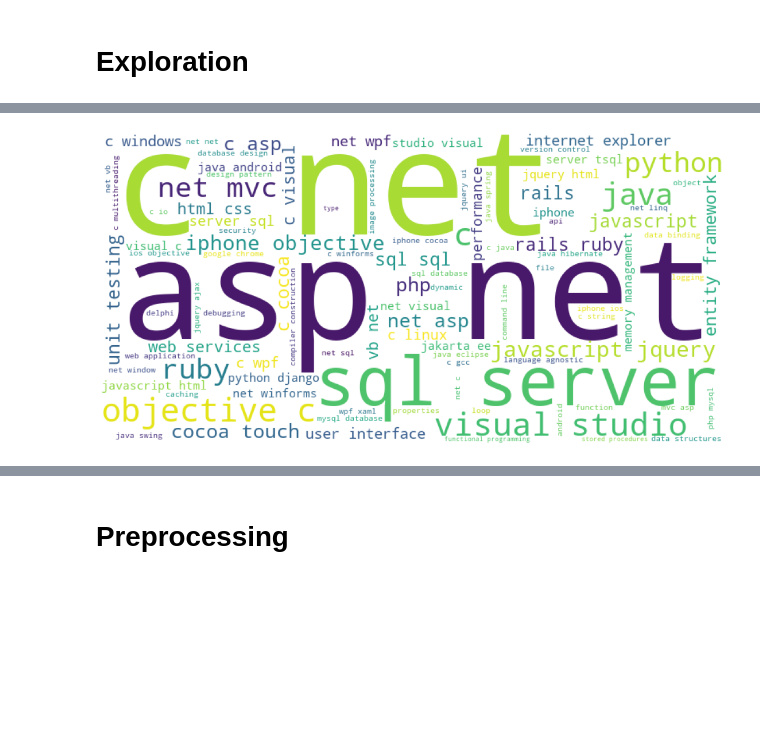
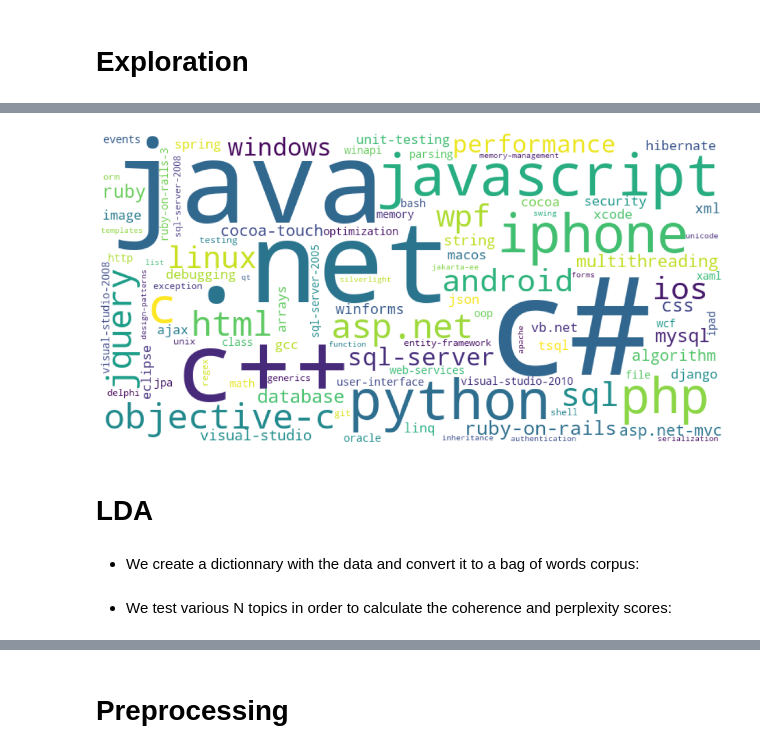
Before and after one commit to thibaudgrosjean/Stack-Overflow-questions, a Jupyter notebook: exploration.ipynb, the cells around one changed output, grey strips where cells are left out. Cells and saved outputs as stored; diff of their text form; code cells hidden in the pictures; blank space fills up the shorter version.

```diff
--- a/exploration.ipynb
+++ b/exploration.ipynb
@@ -166,4 +190,0 @@ plot_frequencies(df['Body_filtered'])
-# %%
-word_cloud(df['Tags_cleaned'])
-# %% [output]
-[figure, removed]
@@ -171,0 +191,5 @@ plot_frequencies(df['Tags_cleaned'])
+# %%
+tags_frequencies = gen_frequencies(df['Tags_cleaned'])
+word_cloud(tags_frequencies)
+# %% [output]
+[figure, added]
@@ -171,0 +198,4 @@ plot_frequencies(df['Tags_cleaned'])
+# %% [markdown]
+# LDA
+# %% [markdown]
+* We create a dictionnary with the data and convert it to a bag of words corpus:
@@ -171,0 +208,2 @@ plot_frequencies(df['Tags_cleaned'])
+# %% [markdown]
+* We test various N topics in order to calculate the coherence and perplexity scores:
```
Also changed, not shown: parts of 23 cells of this notebook.
